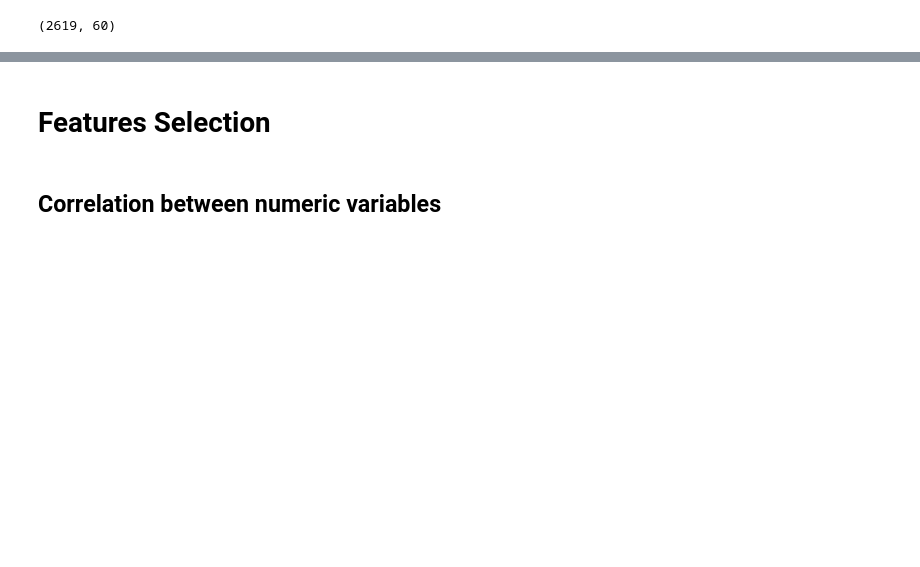
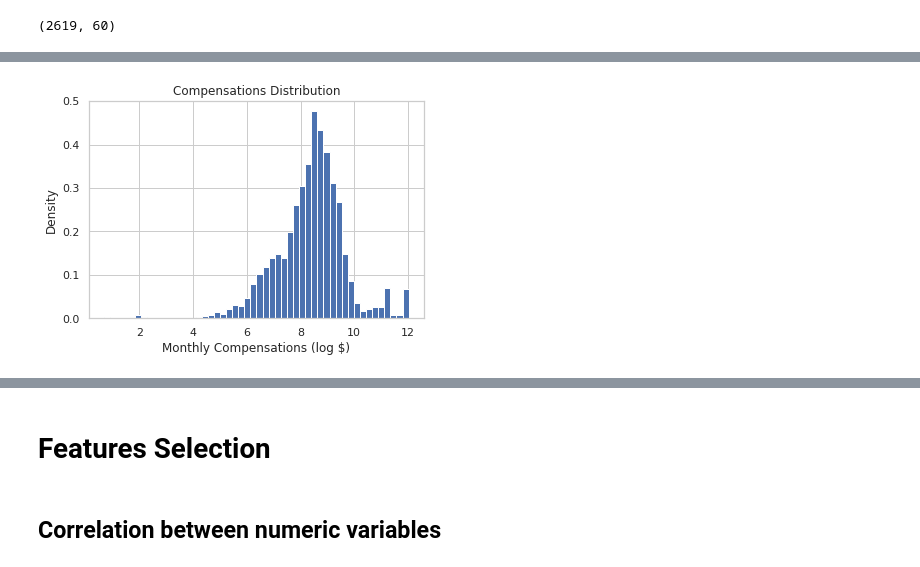
Before and after one commit to leofmr/stack_ds, a Jupyter notebook: SalaryPrediction.ipynb, the cells around one changed output, grey strips where cells are left out. Saved outputs shown, nothing was run; the diff lists cells and outputs as text; code cells hidden in the pictures; blank space fills up the shorter version.

```diff
--- a/SalaryPrediction.ipynb
+++ b/SalaryPrediction.ipynb
@@ -38,2 +67,13 @@ ds_df.shape
+# %%
+y.drop(y[y == 0].index, inplace=True)
+log_y = y.apply(np.log).rename('LogConvertedComp')
+
+log_y.hist(bins=50, density=True)
+plt.xlabel('Monthly Compensations (log $)')
+plt.ylabel('Density')
+plt.title('Compensations Distribution')
+plt.show()
+# %% [output]
+[figure, added]
 # %% [markdown]
 # Feature Enginneering
```
Also changed, not shown: parts of 44 cells of this notebook.
